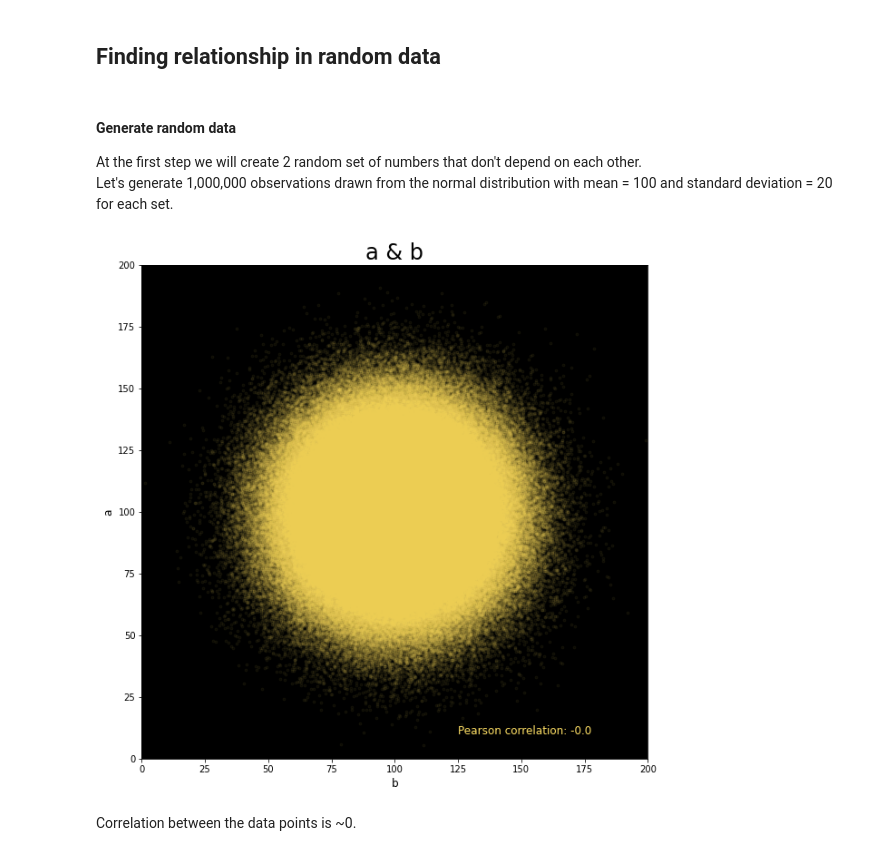
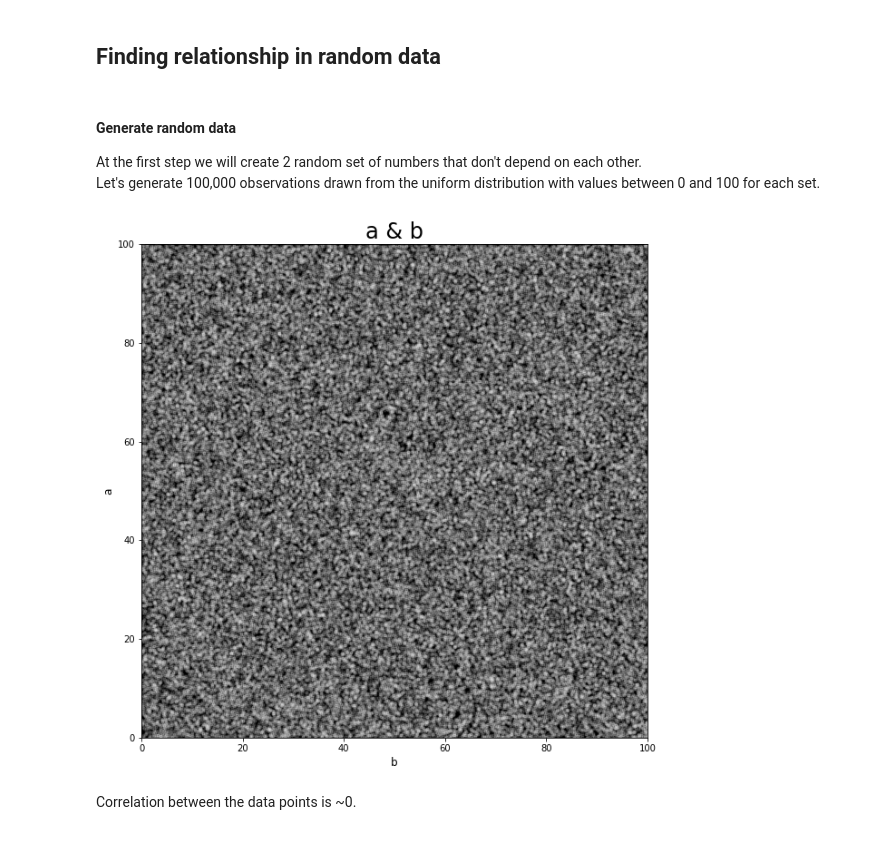
Before and after one commit to densokalau/statistics, a Jupyter notebook: notebooks/1_sample_size_and_confidence.ipynb, the cells around one changed output. Saved outputs shown, nothing was run; the diff lists cells and outputs as text; code cells hidden in the pictures.

Commit message:
change normal distribution to uniform

```diff
--- a/notebooks/1_sample_size_and_confidence.ipynb
+++ b/notebooks/1_sample_size_and_confidence.ipynb
@@ -10,29 +10,28 @@ import matplotlib.pyplot as plt
 # %% [markdown]
 #### Generate random data
 At the first step we will create 2 random set of numbers that don't depend on each other.
-Let's generate 1,000,000 observations drawn from the normal distribution with mean = 100 and standard deviation = 20 for each set.
+Let's generate 100,000 observations drawn from the uniform distribution with values between 0 and 100 for each set.
 # %%
-# draw samples from normal distribution
-a = stats.norm.rvs(loc=100, scale=20, size=1000000)
-b = stats.norm.rvs(loc=100, scale=20, size=1000000)
+# draw samples from uniform distribution
+a = stats.uniform.rvs(loc=0, scale=100, size=100000)
+b = stats.uniform.rvs(loc=0, scale=100, size=100000)
 
 # calculate Pearson correlation
 cor = stats.pearsonr(x=a, y=b)[0]
 # %%
 # plot the data
 fig = plt.figure(figsize=(10, 10))
 ax = fig.add_subplot(1, 1, 1)
-ax.scatter(x=a, y=b, marker='.', color='#ffe066', alpha=0.05)
-ax.text(s='Pearson correlation: {}'.format(round(cor, 3)), x=125, y=10, color='#ffe066', fontsize=12)
+ax.scatter(x=a, y=b, marker='.', color='white', alpha=0.1)
 ax.set_facecolor('black')
-plt.xlim(0, 200)
-plt.ylim(0, 200)
+plt.xlim(0, 100)
+plt.ylim(0, 100)
 plt.xlabel('b', fontsize=12)
 plt.ylabel('a', fontsize=12)
 plt.title('a & b', fontsize=24)
 plt.show();
 # %% [output]
-[figure, old version]
+[figure, new version]
 # %% [markdown]
 Correlation between the data points is ~0.
 # %% [markdown]
```
Also changed, not shown: parts of 3 cells of this notebook.
